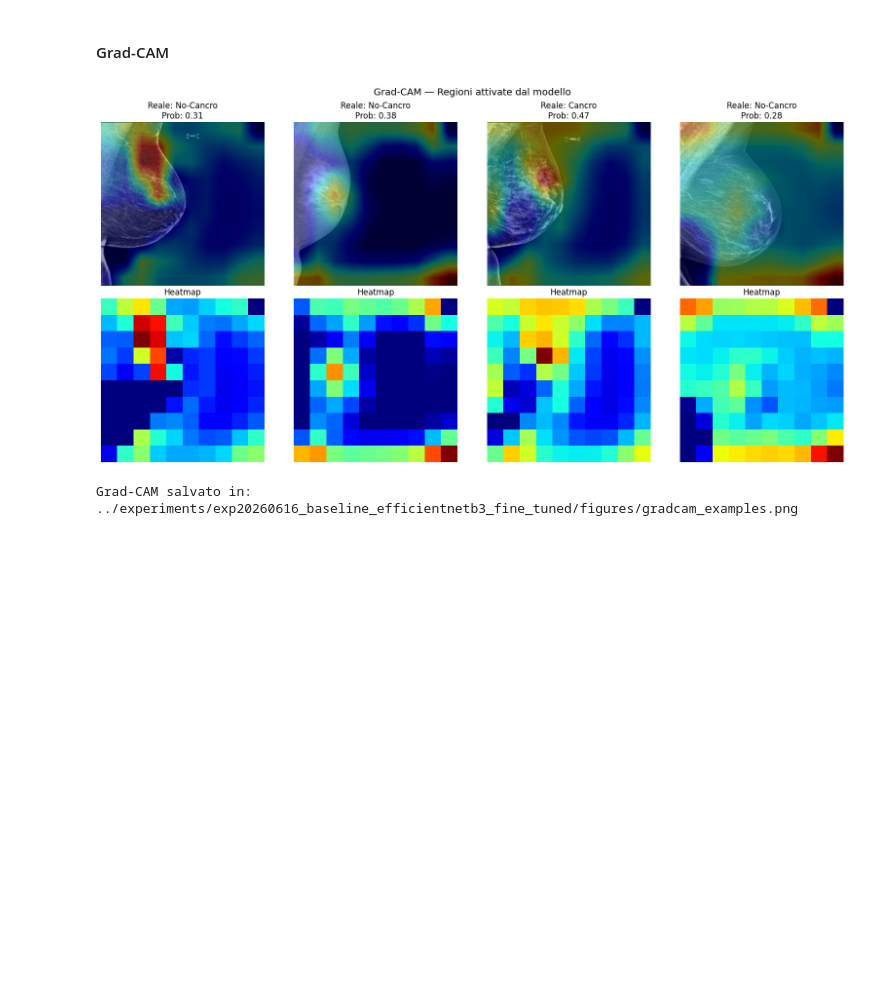
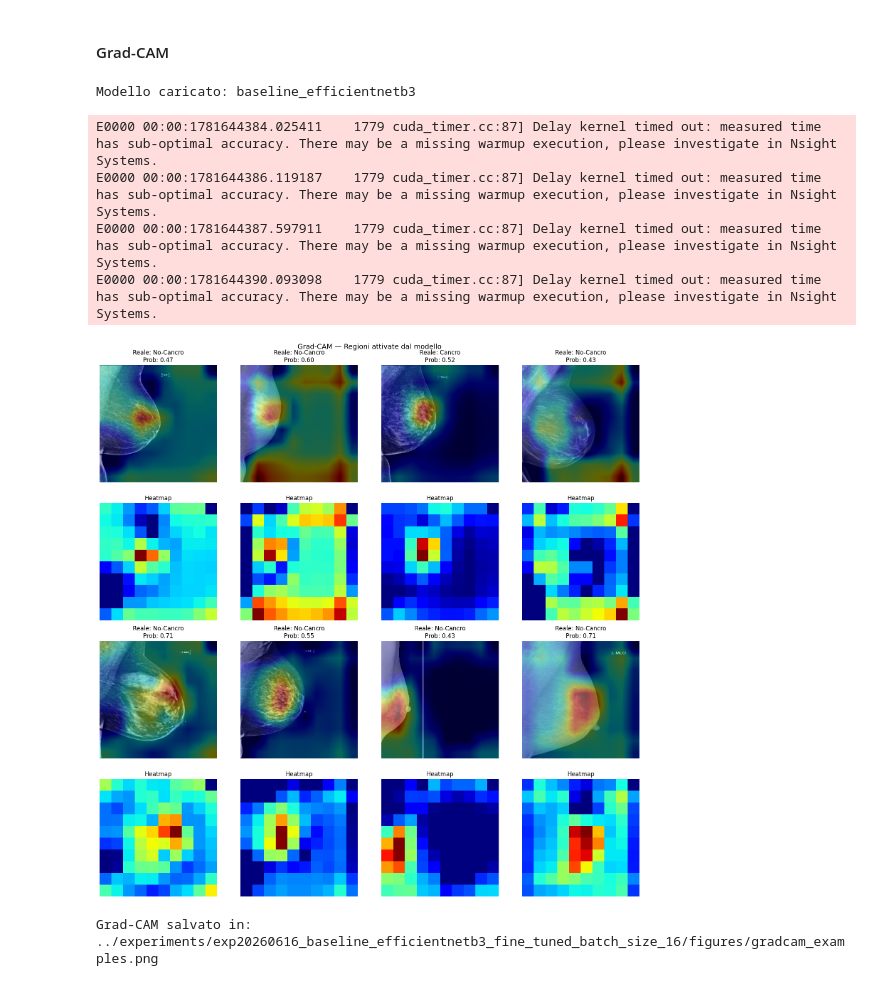
Before and after one commit to MarrasFederico/MammoDiffusion-v1.1, a Jupyter notebook: notebooks/05_Classificatore_Baseline_EfficientNetB3_FineTuned.ipynb, the cells around one changed output. Drawn from its saved outputs; the diff is of its cells as text; code cells hidden in the pictures; blank space fills up the shorter version.

```diff
--- a/notebooks/05_Classificatore_Baseline_EfficientNetB3_FineTuned.ipynb
+++ b/notebooks/05_Classificatore_Baseline_EfficientNetB3_FineTuned.ipynb
@@ -45,2 +52,7 @@ from datetime import date
 # %% [markdown]
 #### Configurazione
+# %%
+# Cartella esperimento
+OUTPUT_DIR = os.path.join(BASE_PATH, 'experiments', 'exp20260616_baseline_efficientnetb3_fine_tuned_batch_size_16')
+os.makedirs(OUTPUT_DIR, exist_ok=True)
+print(OUTPUT_DIR)
@@ -50,22 +64,17 @@ TRAIN_CSV_PATH = os.path.join(BASE_PATH, 'data', 'processed', 'metadata', "train
 VAL_CSV_PATH = os.path.join(BASE_PATH, 'data', 'processed', 'metadata', "val.csv")
 
 IMG_SIZE = (300, 300)
-BATCH_SIZE = 8
+BATCH_SIZE = 16 # era 8
 SEED = 42
 
 # Medie e std di ImageNet
 IMAGENET_MEAN = tf.constant([0.485, 0.456, 0.406])
 IMAGENET_STD = tf.constant([0.229, 0.224, 0.225])
 
-# Cartella per salvare i modelli
-OUTPUT_DIR = os.path.join(BASE_PATH, 'experiments', 'exp20260616_baseline_efficientnetb3_fine_tuned')
-os.makedirs(OUTPUT_DIR, exist_ok=True)
-
 # Imposta il seed per la riproducibilità
 keras.utils.set_random_seed(SEED)
 print(TRAIN_CSV_PATH)
 print(VAL_CSV_PATH)
-print(OUTPUT_DIR)
 # %% [output]
 ../data/processed/metadata/train.csv
 ../data/processed/metadata/val.csv
@@ -250,7 +259,7 @@ def build_base_model():
     # Output binario (1 neurone con sigmoid)
     outputs = layers.Dense(1, activation='sigmoid')(x)
 
-    model = keras.Model(inputs, outputs)
+    model = keras.Model(inputs, outputs, name="baseline_efficientnetb3")
     return model, base_model
 
 model, base_model = build_base_model()
@@ -625,6 +633,15 @@ Figura salvata in: ../experiments/exp20260616_baseline_efficientnetb3_fine_tuned
 # %% [markdown]
 #### Grad-CAM
 # %%
+# Carica il modello già allenato (nessun custom_objects necessario)
+FIGURES_DIR = os.path.join(OUTPUT_DIR, 'figures')
+
+best_model = keras.models.load_model(
+    os.path.join(OUTPUT_DIR, 'baseline_efficientnetb3_final_best.keras')
+)
+print(f"Modello caricato: {best_model.name}")
+
+
 def make_gradcam_heatmap(img_array, model):
     backbone = model.get_layer('efficientnetb3')
     # Layer dopo il backbone nell'outer model: GAP → Dense → BN → LeakyReLU → Dropout → Dense
@@ -655,40 +672,49 @@ def show_gradcam(img_tensor, heatmap, ax, title=""):
     img_vis = np.clip(img_vis, 0, 1)
     img_vis_gray = img_vis[:, :, 0]  # canale singolo (mammografia)
 
     heatmap_resized = tf.image.resize(heatmap[..., np.newaxis], IMG_SIZE).numpy().squeeze()
     ax.imshow(img_vis_gray, cmap='gray')
     ax.imshow(heatmap_resized, cmap='jet', alpha=0.4)
     ax.set_title(title)
     ax.axis('off')
 
 
-# Mostra Grad-CAM su 4 esempi del validation set
-fig, axes = plt.subplots(2, 4, figsize=(16, 8))
+# Mostra Grad-CAM su 8 esempi del validation set
+fig, axes = plt.subplots(4, 4, figsize=(16, 16))
 sample_count = 0
 for imgs, labels in val_ds:
     for i in range(len(imgs)):
-        if sample_count >= 4:
+        if sample_count >= 8:
             break
         img = imgs[i:i+1]
         label = int(labels[i].numpy())
         prob = float(best_model.predict(img, verbose=0)[0][0])
         heatmap = make_gradcam_heatmap(img, best_model)
 
-        show_gradcam(imgs[i], heatmap, axes[0, sample_count],
+        row_img = (sample_count // 4) * 2       # 0 o 2
+        row_heat = row_img + 1                  # 1 o 3
+        col = sample_count % 4                  # 0,1,2,3
+
+        show_gradcam(imgs[i], heatmap, axes[row_img, col],
                      title=f"Reale: {'Cancro' if label==1 else 'No-Cancro'}\nProb: {prob:.2f}")
-        axes[1, sample_count].imshow(heatmap, cmap='jet')
-        axes[1, sample_count].set_title("Heatmap")
-        axes[1, sample_count].axis('off')
+        axes[row_heat, col].imshow(heatmap, cmap='jet')
+        axes[row_heat, col].set_title("Heatmap")
+        axes[row_heat, col].axis('off')
         sample_count += 1
-    if sample_count >= 4:
+    if sample_count >= 8:
         break
 
 plt.suptitle("Grad-CAM — Regioni attivate dal modello", fontsize=14)
 plt.tight_layout()
 gradcam_path = os.path.join(FIGURES_DIR, 'gradcam_examples.png')
 fig.savefig(gradcam_path, dpi=150, bbox_inches='tight')
 plt.show()
 print(f"Grad-CAM salvato in: {gradcam_path}")
 # %% [output]
+Modello caricato: baseline_efficientnetb3
+E0000 00:00:1781644384.025411    1779 cuda_timer.cc:87] Delay kernel timed out: measured time has sub-optimal accuracy. There may be a missing warmup execution, please investigate in Nsight Systems.
+E0000 00:00:1781644386.119187    1779 cuda_timer.cc:87] Delay kernel timed out: measured time has sub-optimal accuracy. There may be a missing warmup execution, please investigate in Nsight Systems.
+E0000 00:00:1781644387.597911    1779 cuda_timer.cc:87] Delay kernel timed out: measured time has sub-optimal accuracy. There may be a missing warmup execution, please investigate in Nsight Systems.
+E0000 00:00:1781644390.093098    1779 cuda_timer.cc:87] Delay kernel timed out: measured time has sub-optimal accuracy. There may be a missing warmup execution, please investigate in Nsight Systems.
-[figure, old version]
+[figure, new version]
-Grad-CAM salvato in: ../experiments/exp20260616_baseline_efficientnetb3_fine_tuned/figures/gradcam_examples.png
+Grad-CAM salvato in: ../experiments/exp20260616_baseline_efficientnetb3_fine_tuned_batch_size_16/figures/gradcam_examples.png
```
Also changed, not shown: parts of 9 cells of this notebook, 18 other files.
